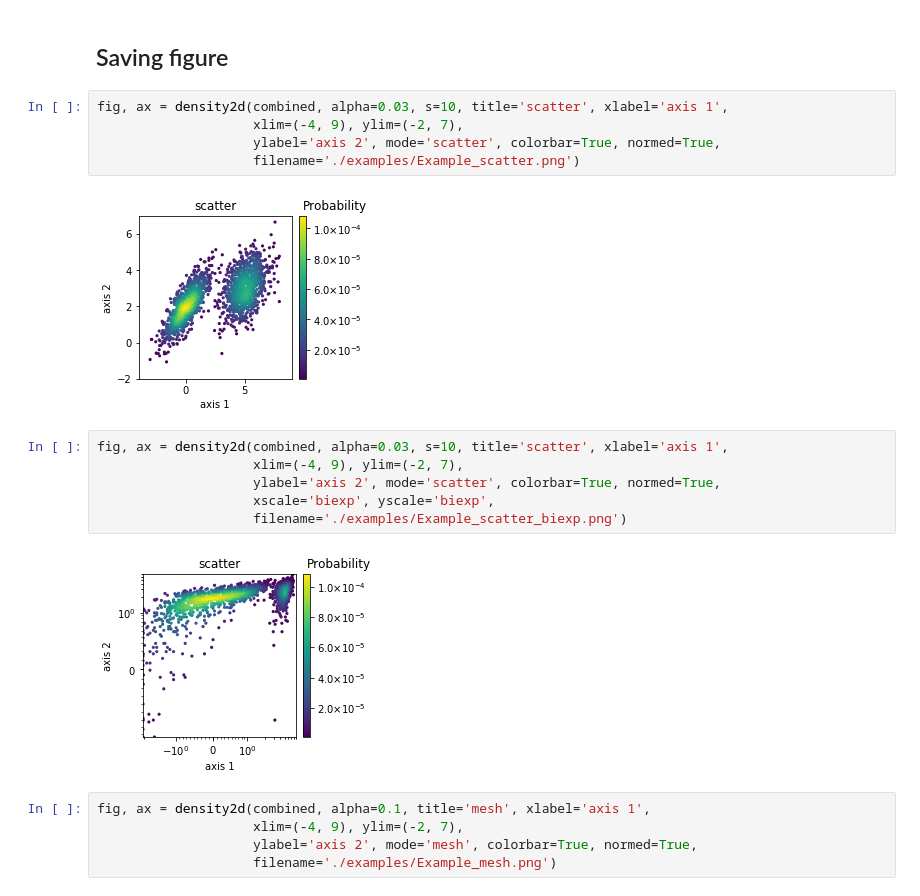
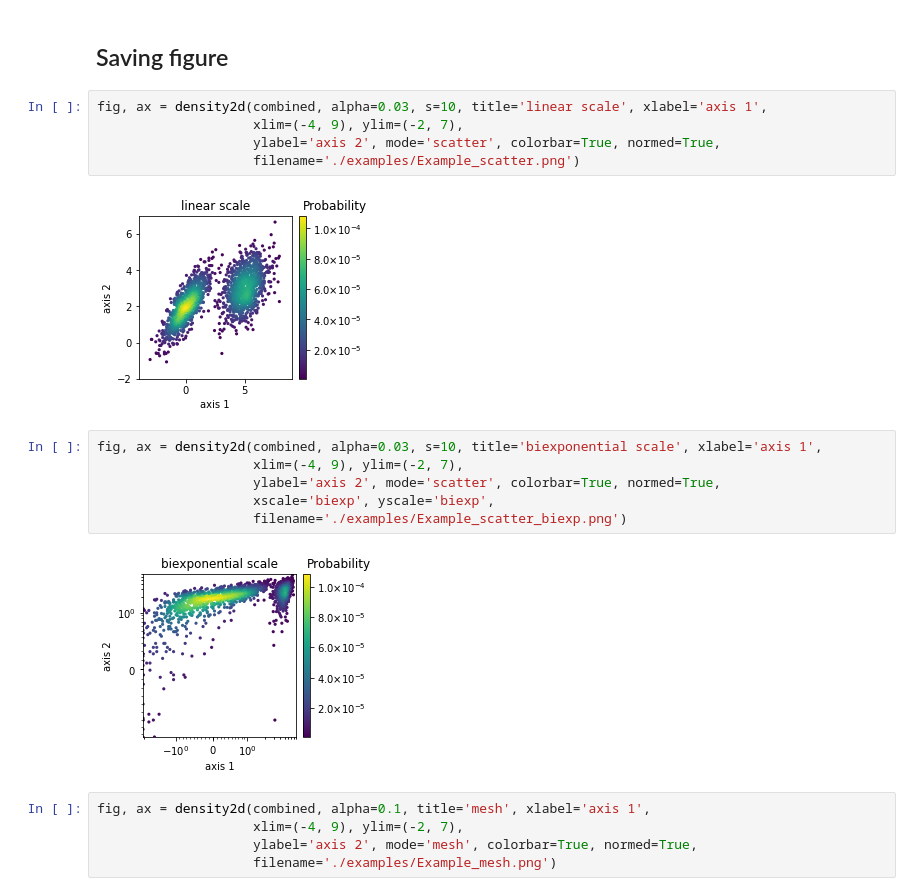
Before and after one commit to xuesoso/DensityPlot, a Jupyter notebook: tutorial.ipynb, the cells around one changed output. Cells and saved outputs as stored; diff of their text form.

Commit message:
updated image titles

```diff
--- a/tutorial.ipynb
+++ b/tutorial.ipynb
@@ -107,20 +107,20 @@ fig, ax = density2d(combined, alpha=0.03, s=10, title='Pretty figure', xlabel='a
 # %% [markdown]
 ## Saving figure
 # %%
-fig, ax = density2d(combined, alpha=0.03, s=10, title='scatter', xlabel='axis 1',
+fig, ax = density2d(combined, alpha=0.03, s=10, title='linear scale', xlabel='axis 1',
                     xlim=(-4, 9), ylim=(-2, 7),
                     ylabel='axis 2', mode='scatter', colorbar=True, normed=True,
                     filename='./examples/Example_scatter.png')
 # %% [output]
-[figure, old version]
+[figure, new version]
 # %%
-fig, ax = density2d(combined, alpha=0.03, s=10, title='scatter', xlabel='axis 1',
+fig, ax = density2d(combined, alpha=0.03, s=10, title='biexponential scale', xlabel='axis 1',
                     xlim=(-4, 9), ylim=(-2, 7),
                     ylabel='axis 2', mode='scatter', colorbar=True, normed=True,
                     xscale='biexp', yscale='biexp',
                     filename='./examples/Example_scatter_biexp.png')
 # %% [output]
-[figure, old version]
+[figure, new version]
 # %%
 fig, ax = density2d(combined, alpha=0.1, title='mesh', xlabel='axis 1',
                     xlim=(-4, 9), ylim=(-2, 7),
```
Also changed, not shown: 3 other files.
